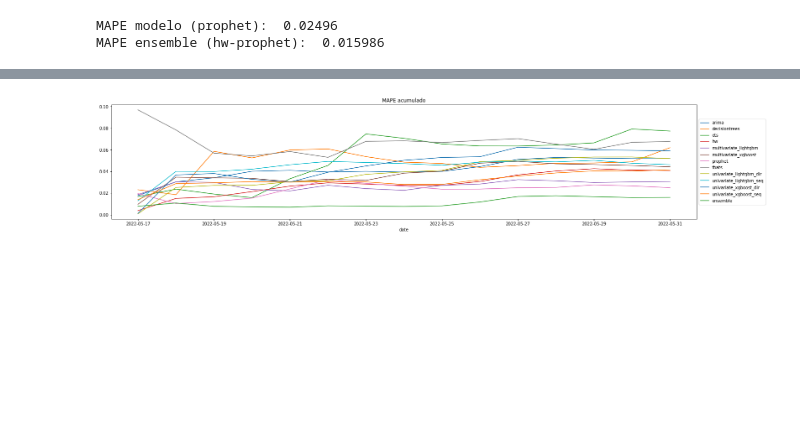
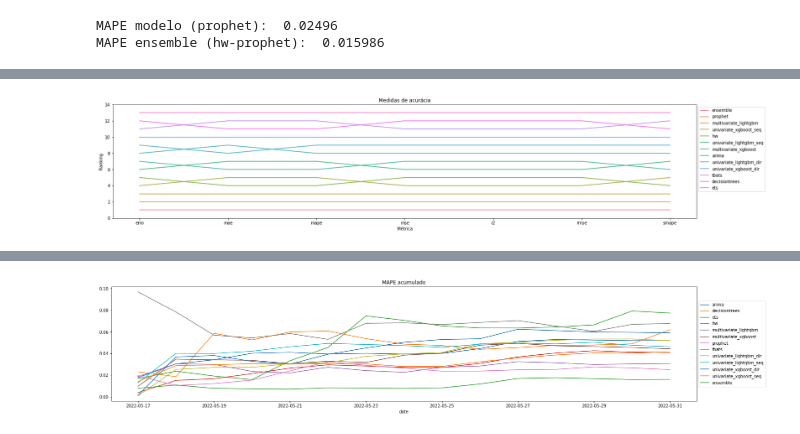
Before and after one commit to matheus-vizzotto/projecao_demanda_eletrica, a Jupyter notebook: models/forecasts/compare_fcs.ipynb, the cells around one changed output, grey strips where cells are left out. Drawn from its saved outputs; the diff is of its cells as text; code cells hidden in the pictures; blank space fills up the shorter version.

```diff
--- a/models/forecasts/compare_fcs.ipynb
+++ b/models/forecasts/compare_fcs.ipynb
@@ -284,3 +284,22 @@ df4_metrics.sort_values(by = "mape")
 | 1 | decisiontrees | 1.533928e+07 | 706.877378 | 1.022618e+06 | 1011.245992 | 0.061969 | 0.065738 | 0.207378 |
 | 7 | tbats | 1.373791e+07 | 798.204358 | 9.158605e+05 | 957.006028 | 0.067702 | 0.070747 | 0.290125 |
 | 2 | ets | 2.196129e+07 | 864.065367 | 1.464086e+06 | 1209.994142 | 0.077360 | 0.081311 | -0.134799 |
+# %%
+# plot by accuracy measure rank
+df4_metrics.loc[:, "r2"] = df4_metrics.loc[:, "r2"]
+df3_metrics = df4_metrics.melt(id_vars = "model", var_name="metric")
+df3_metrics["metric_ranking"] = df3_metrics.groupby("metric")["value"].rank("first")
+df3_metrics.sort_values(by = ["metric", "metric_ranking"], inplace = True)
+
+plt.figure()
+
+ax = sns.lineplot(data=df3_metrics, x = "metric", y = "metric_ranking", hue="model")
+ax.legend(bbox_to_anchor = (1,1))
+
+plt.ylim(0, (df3_metrics["metric_ranking"].max()+1))
+plt.ylabel("Ranking")
+plt.xlabel("Métrica")
+plt.title("Medidas de acurácia")
+plt.show()
+# %% [output]
+[figure, added]
```
Also changed, not shown: parts of 2 cells of this notebook, 1 other file.
